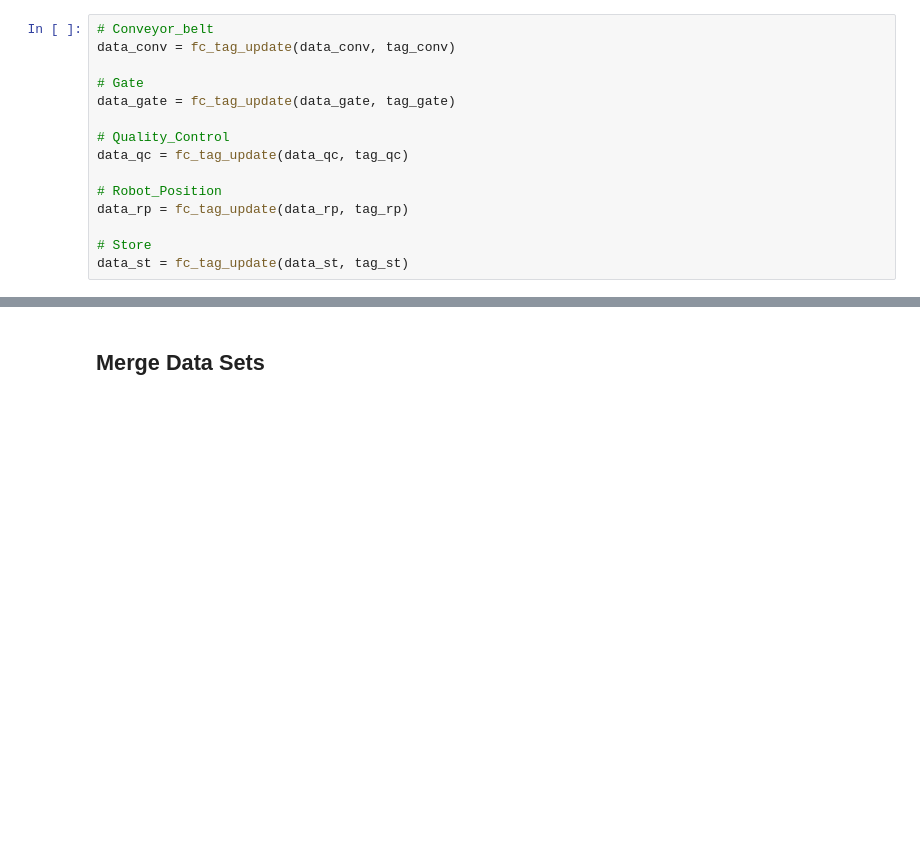
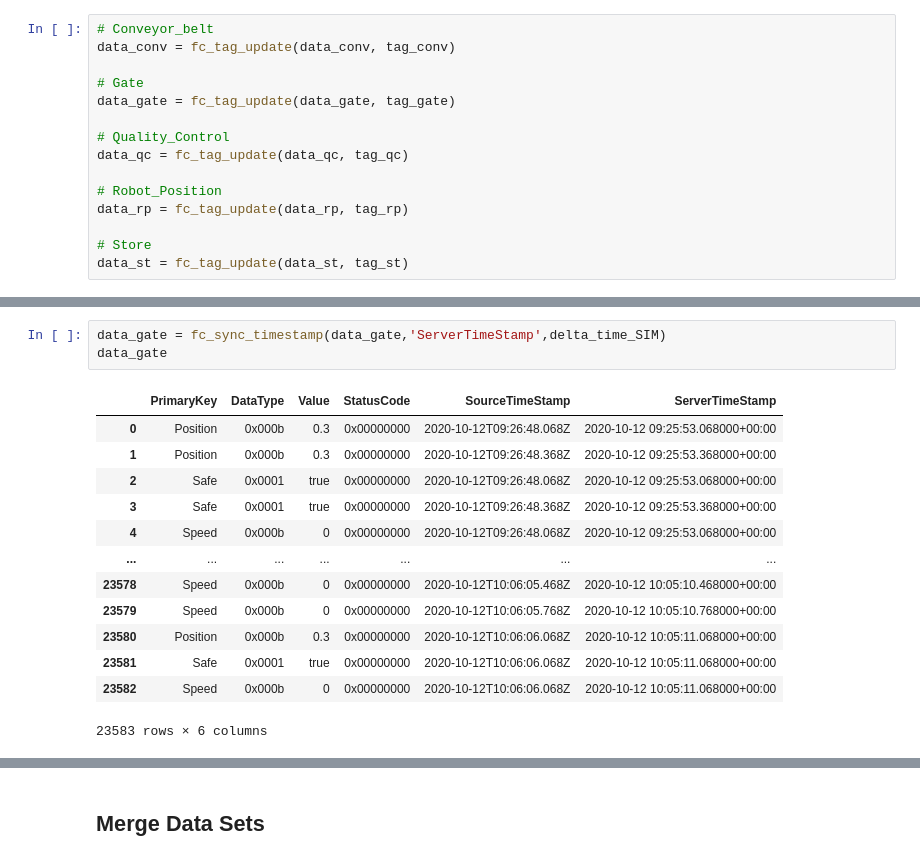
Before and after one commit to USi-IPEM/Demo-Cell-Classification, a Jupyter notebook: 02_Preprocessing/Preprocessing.ipynb, the cells around one changed output, grey strips where cells are left out. Saved outputs shown, nothing was run; the diff lists cells and outputs as text; blank space fills up the shorter version.

```diff
--- a/02_Preprocessing/Preprocessing.ipynb
+++ b/02_Preprocessing/Preprocessing.ipynb
@@ -189,0 +157,17 @@ data_st
+# %%
+data_gate = fc_sync_timestamp(data_gate,'ServerTimeStamp',delta_time_SIM)
+data_gate
+# %% [output]
+|  | PrimaryKey | DataType | Value | StatusCode | SourceTimeStamp | ServerTimeStamp |
+| 0 | Position | 0x000b | 0.3 | 0x00000000 | 2020-10-12T09:26:48.068Z | 2020-10-12 09:25:53.068000+00:00 |
+| 1 | Position | 0x000b | 0.3 | 0x00000000 | 2020-10-12T09:26:48.368Z | 2020-10-12 09:25:53.368000+00:00 |
+| 2 | Safe | 0x0001 | true | 0x00000000 | 2020-10-12T09:26:48.068Z | 2020-10-12 09:25:53.068000+00:00 |
+| 3 | Safe | 0x0001 | true | 0x00000000 | 2020-10-12T09:26:48.368Z | 2020-10-12 09:25:53.368000+00:00 |
+| 4 | Speed | 0x000b | 0 | 0x00000000 | 2020-10-12T09:26:48.068Z | 2020-10-12 09:25:53.068000+00:00 |
+| ... | ... | ... | ... | ... | ... | ... |
+| 23578 | Speed | 0x000b | 0 | 0x00000000 | 2020-10-12T10:06:05.468Z | 2020-10-12 10:05:10.468000+00:00 |
+| 23579 | Speed | 0x000b | 0 | 0x00000000 | 2020-10-12T10:06:05.768Z | 2020-10-12 10:05:10.768000+00:00 |
+| 23580 | Position | 0x000b | 0.3 | 0x00000000 | 2020-10-12T10:06:06.068Z | 2020-10-12 10:05:11.068000+00:00 |
+| 23581 | Safe | 0x0001 | true | 0x00000000 | 2020-10-12T10:06:06.068Z | 2020-10-12 10:05:11.068000+00:00 |
+| 23582 | Speed | 0x000b | 0 | 0x00000000 | 2020-10-12T10:06:06.068Z | 2020-10-12 10:05:11.068000+00:00 |
+23583 rows × 6 columns
```
Also changed, not shown: parts of 25 cells of this notebook, 1 other file.
